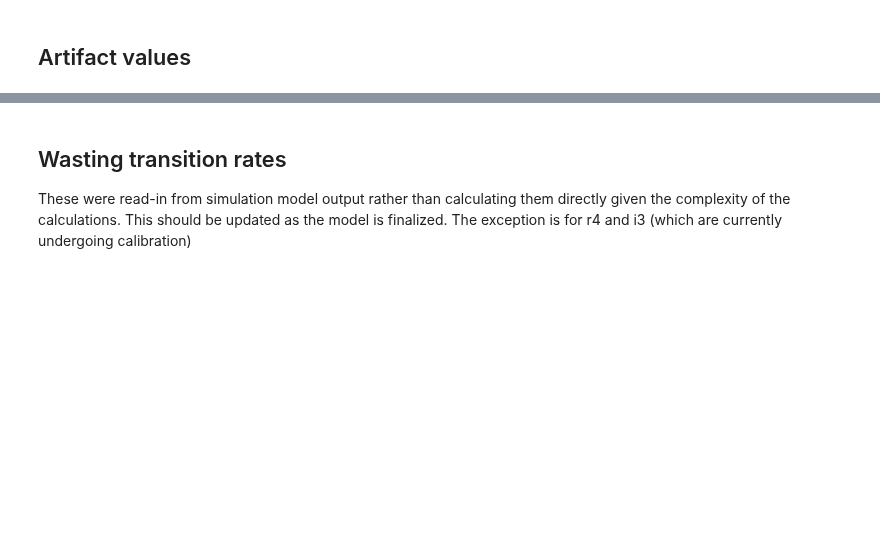
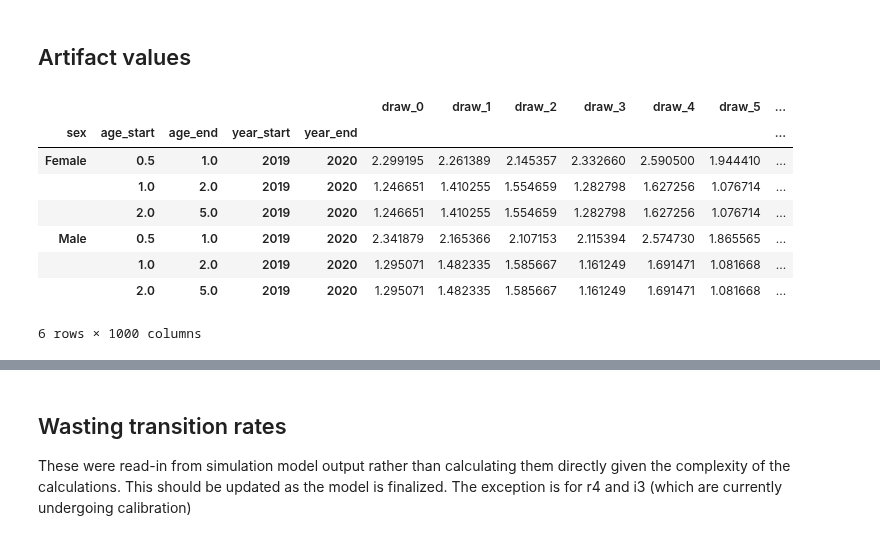
Before and after one commit to ihmeuw/vivarium_research_ciff_sam, a Jupyter notebook: wasting_transitions/alibow_vicious_cycle/vicious_cycle_effect_estimation.ipynb, the cells around one changed output, grey strips where cells are left out. Saved outputs shown, nothing was run; the diff lists cells and outputs as text; code cells hidden in the pictures; blank space fills up the shorter version.

```diff
--- a/wasting_transitions/alibow_vicious_cycle/vicious_cycle_effect_estimation.ipynb
+++ b/wasting_transitions/alibow_vicious_cycle/vicious_cycle_effect_estimation.ipynb
@@ -45,3 +46,19 @@ RR_1 = wasting_rr_dd.loc[wasting_rr_dd.parameter=='cat1'].set_index([c for c in
 RR_2 = wasting_rr_dd.loc[wasting_rr_dd.parameter=='cat2'].set_index([c for c in wasting_rr_dd.columns if 'draw' not in c and c != 'parameter']).drop(columns='parameter')
 RR_3 = wasting_rr_dd.loc[wasting_rr_dd.parameter=='cat3'].set_index([c for c in wasting_rr_dd.columns if 'draw' not in c and c != 'parameter']).drop(columns='parameter')
 RR_4 = wasting_rr_dd.loc[wasting_rr_dd.parameter=='cat4'].set_index([c for c in wasting_rr_dd.columns if 'draw' not in c and c != 'parameter']).drop(columns='parameter')
+# %%
+# calculate custom prevalence to be consistent
+prevalence_c302 = incidence_c302 * (4.3/365)
+# %%
+remission_c302 = remission_c302 * prevalence_c302
+remission_c302
+# %% [output]
+|  |  |  |  |  | draw_0 | draw_1 | draw_2 | draw_3 | draw_4 | draw_5 | ... |
+| sex | age_start | age_end | year_start | year_end |  |  |  |  |  |  | ... |
+| Female | 0.5 | 1.0 | 2019 | 2020 | 2.299195 | 2.261389 | 2.145357 | 2.332660 | 2.590500 | 1.944410 | ... |
+|  | 1.0 | 2.0 | 2019 | 2020 | 1.246651 | 1.410255 | 1.554659 | 1.282798 | 1.627256 | 1.076714 | ... |
+|  | 2.0 | 5.0 | 2019 | 2020 | 1.246651 | 1.410255 | 1.554659 | 1.282798 | 1.627256 | 1.076714 | ... |
+| Male | 0.5 | 1.0 | 2019 | 2020 | 2.341879 | 2.165366 | 2.107153 | 2.115394 | 2.574730 | 1.865565 | ... |
+|  | 1.0 | 2.0 | 2019 | 2020 | 1.295071 | 1.482335 | 1.585667 | 1.161249 | 1.691471 | 1.081668 | ... |
+|  | 2.0 | 5.0 | 2019 | 2020 | 1.295071 | 1.482335 | 1.585667 | 1.161249 | 1.691471 | 1.081668 | ... |
+6 rows × 1000 columns
```
Also changed, not shown: parts of 16 cells of this notebook, 3 other files.
